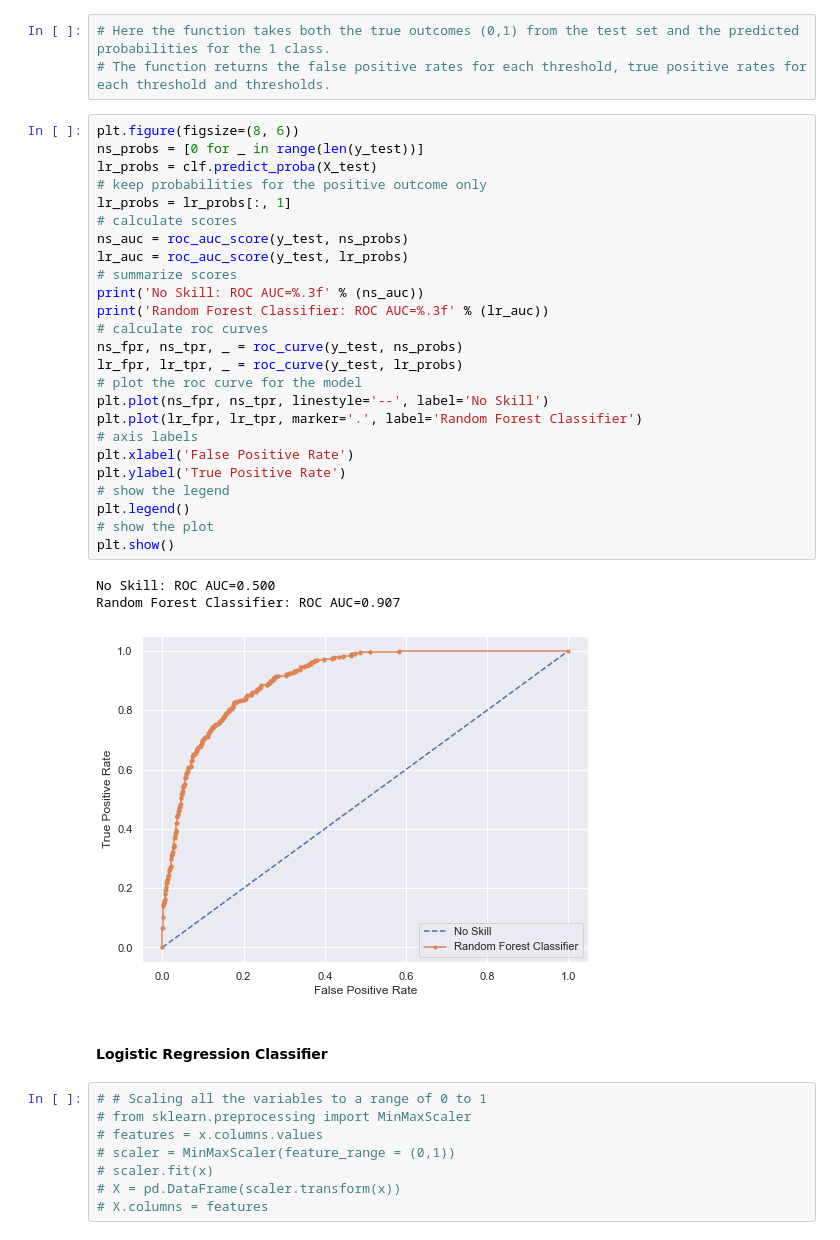
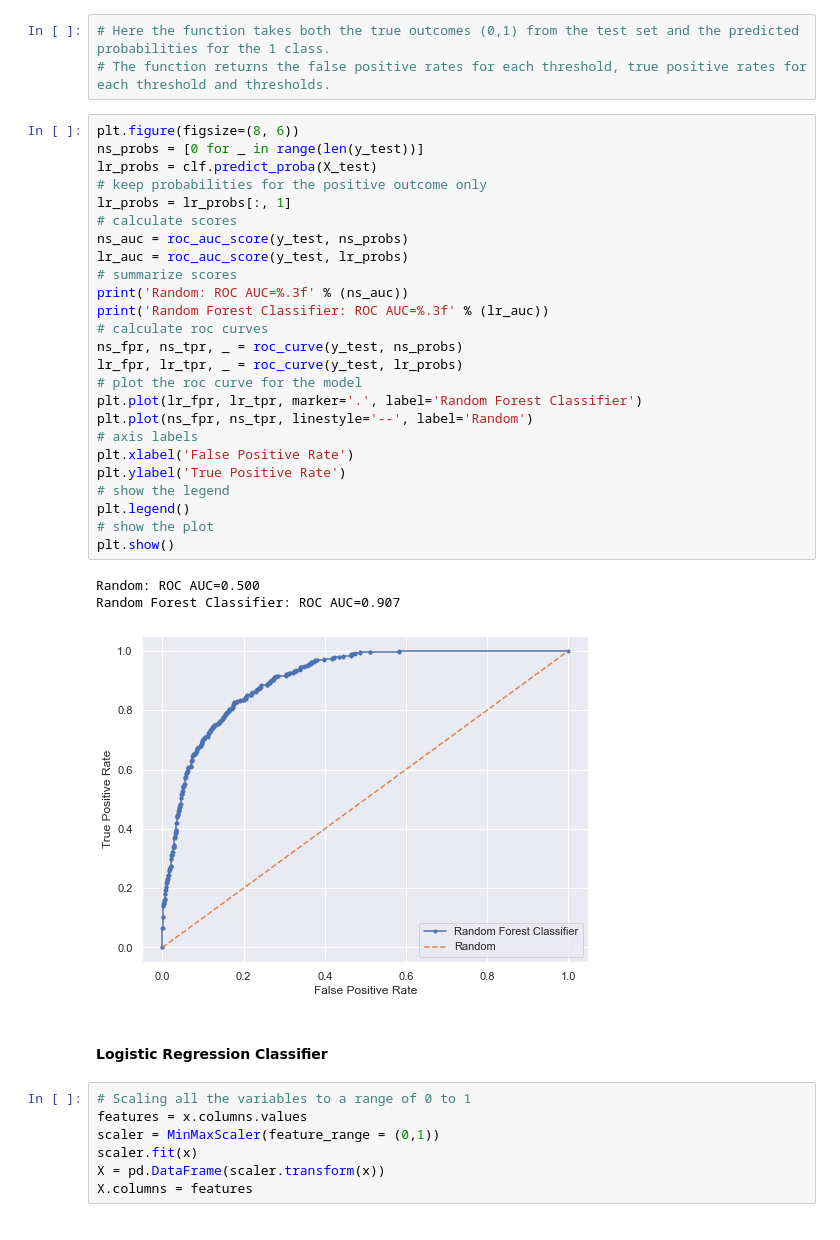
Before and after one commit to samarth-malhotra/Dissertation, a Jupyter notebook: Dissertation Project.ipynb, the cells around one changed output. Saved outputs shown, nothing was run; the diff lists cells and outputs as text.

```diff
--- a/Dissertation Project.ipynb
+++ b/Dissertation Project.ipynb
@@ -597,40 +598,39 @@ roc_auc_score(y_test, clf.predict_proba(X_test)[:,1])
 # %%
 plt.figure(figsize=(8, 6))
 ns_probs = [0 for _ in range(len(y_test))]
 lr_probs = clf.predict_proba(X_test)
 # keep probabilities for the positive outcome only
 lr_probs = lr_probs[:, 1]
 # calculate scores
 ns_auc = roc_auc_score(y_test, ns_probs)
 lr_auc = roc_auc_score(y_test, lr_probs)
 # summarize scores
-print('No Skill: ROC AUC=%.3f' % (ns_auc))
+print('Random: ROC AUC=%.3f' % (ns_auc))
 print('Random Forest Classifier: ROC AUC=%.3f' % (lr_auc))
 # calculate roc curves
 ns_fpr, ns_tpr, _ = roc_curve(y_test, ns_probs)
 lr_fpr, lr_tpr, _ = roc_curve(y_test, lr_probs)
 # plot the roc curve for the model
-plt.plot(ns_fpr, ns_tpr, linestyle='--', label='No Skill')
 plt.plot(lr_fpr, lr_tpr, marker='.', label='Random Forest Classifier')
+plt.plot(ns_fpr, ns_tpr, linestyle='--', label='Random')
 # axis labels
 plt.xlabel('False Positive Rate')
 plt.ylabel('True Positive Rate')
 # show the legend
 plt.legend()
 # show the plot
 plt.show()
 # %% [output]
-No Skill: ROC AUC=0.500
+Random: ROC AUC=0.500
 Random Forest Classifier: ROC AUC=0.907
-[figure, old version]
+[figure, new version]
 # %% [markdown]
 #### Logistic Regression Classifier
 # %%
-# # Scaling all the variables to a range of 0 to 1
-# from sklearn.preprocessing import MinMaxScaler
-# features = x.columns.values
-# scaler = MinMaxScaler(feature_range = (0,1))
-# scaler.fit(x)
-# X = pd.DataFrame(scaler.transform(x))
-# X.columns = features
+# Scaling all the variables to a range of 0 to 1
+features = x.columns.values
+scaler = MinMaxScaler(feature_range = (0,1))
+scaler.fit(x)
+X = pd.DataFrame(scaler.transform(x))
+X.columns = features
 # %%
```
Also changed, not shown: parts of 11 cells of this notebook.
